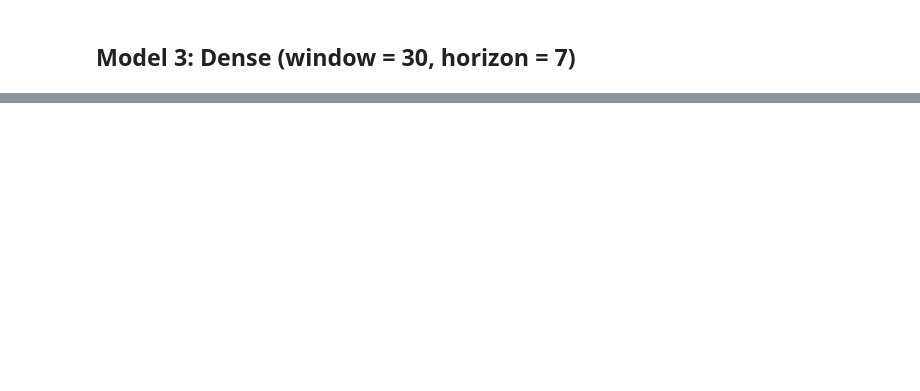
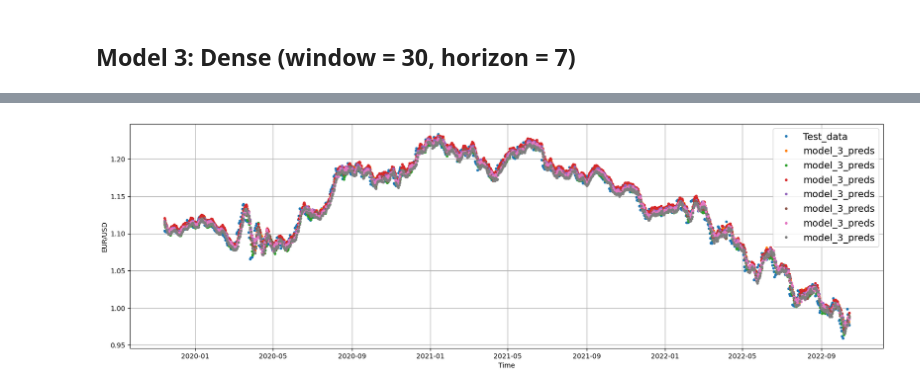
Before and after one commit to ducnguyenw02/Forex-prediction-EURUSD, a Jupyter notebook: forex-prediction-eurusd.ipynb, the cells around one changed output, grey strips where cells are left out. Cells and saved outputs as stored; diff of their text form; code cells hidden in the pictures; blank space fills up the shorter version.

```diff
--- a/forex-prediction-eurusd.ipynb
+++ b/forex-prediction-eurusd.ipynb
@@ -556,4 +539,11 @@ len(train_windows), len(test_windows), len(train_labels), len(test_labels)
 # %%
+HORIZON = 7
+WINDOW_SIZE = 30
+
+full_windows, full_labels = make_windows(prices, window_size=WINDOW_SIZE, horizon=HORIZON)
+
+train_windows, test_windows, train_labels, test_labels = make_train_test_splits(windows=full_windows, labels=full_labels)
+
 tf.random.set_seed(42)
 
 model_3 = tf.keras.Sequential([
@@ -616 +594,10 @@ model_3_results
  'mase': 3.0093994}
+# %%
+# Mỗi dự đoán là 7 ngày liên tiếp -> 7 model_3_preds được vẽ ra
+offset = 300
+plt.figure(figsize=(20, 6))
+plot_time_series(timesteps=X_test[-len(test_windows):], values=test_labels[:, 0], start=offset, label="Test_data")
+
+plot_time_series(timesteps=X_test[-len(test_windows):], values=model_3_preds, start=offset, label="model_3_preds")
+# %% [output]
+[figure, added]
```
Also changed, not shown: parts of 67 cells of this notebook, 20 other files.
